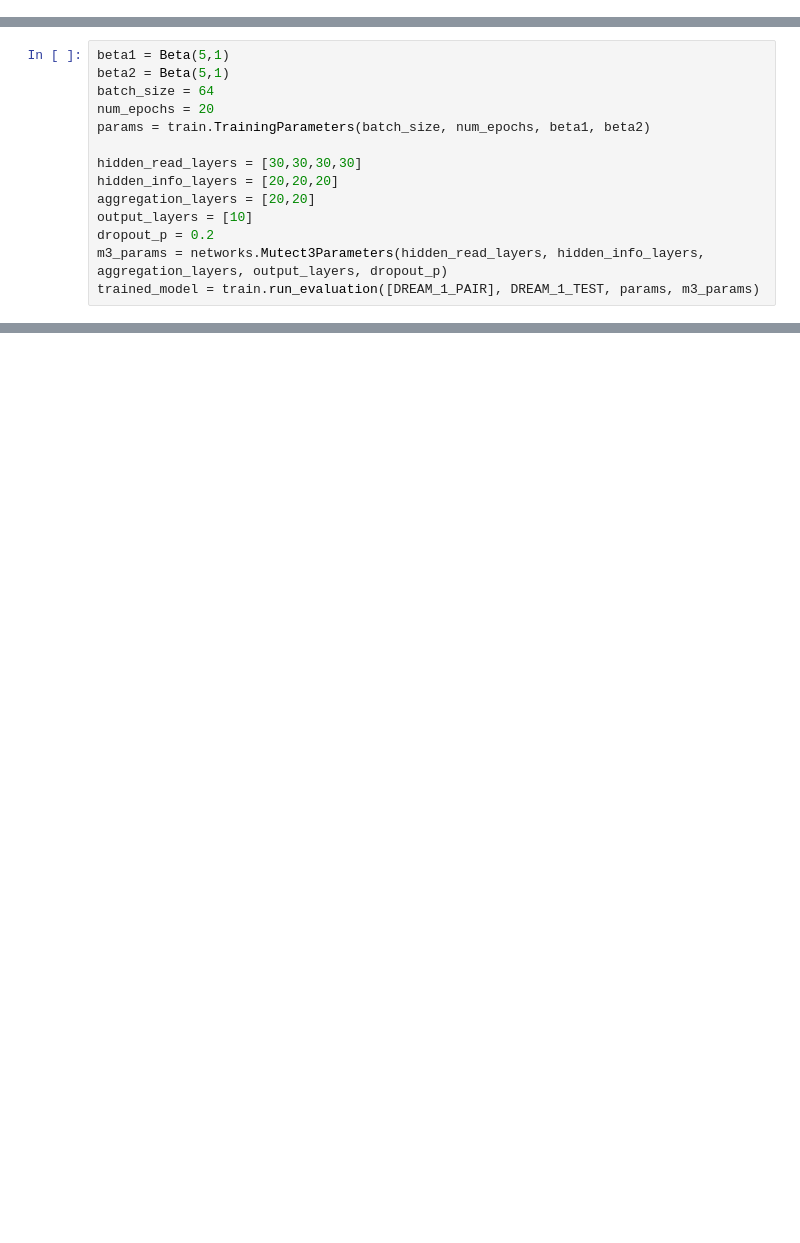
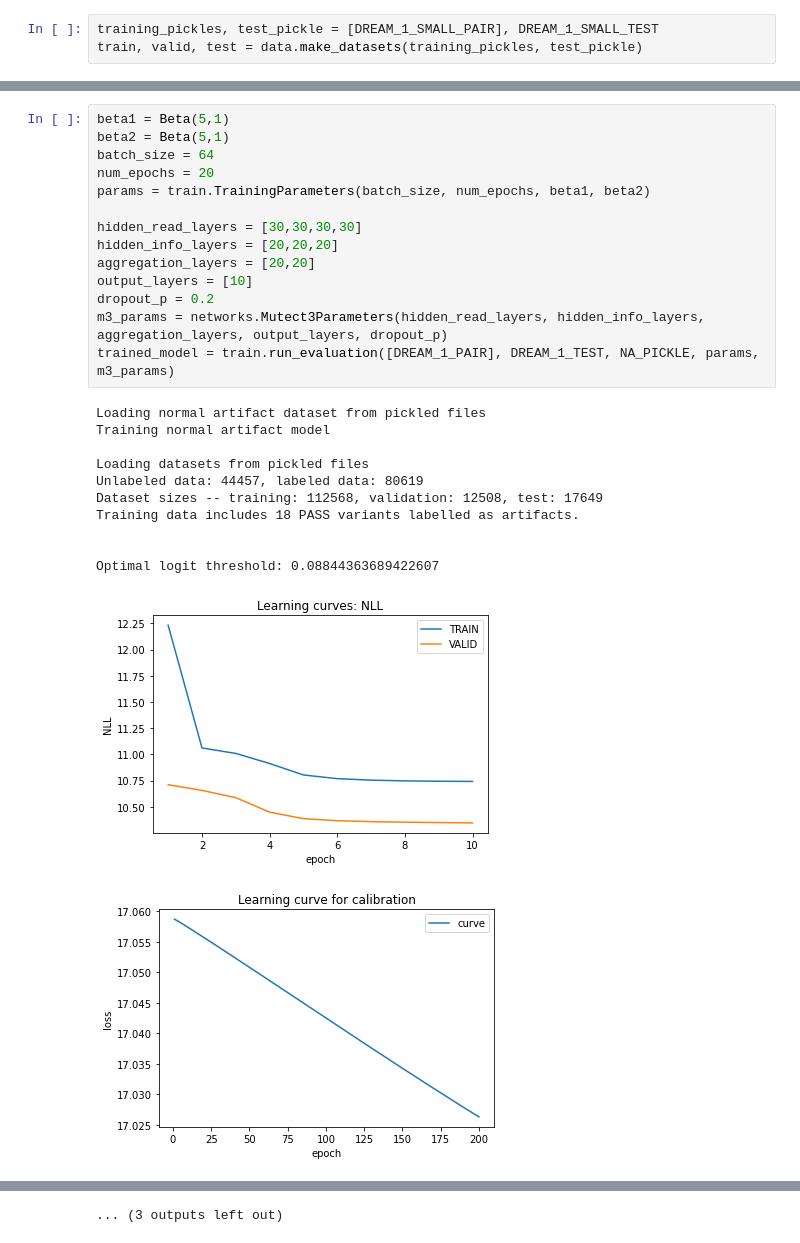
Before and after one commit to davidbenjamin/permutect, a Jupyter notebook: mutect3.ipynb, the cells around one changed output, grey strips where cells are left out. Drawn from its saved outputs; the diff is of its cells as text; blank space fills up the shorter version.

```diff
--- a/mutect3.ipynb
+++ b/mutect3.ipynb
@@ -25,0 +90,3 @@ if GENERATE_PICKLES:
+# %%
+training_pickles, test_pickle = [DREAM_1_SMALL_PAIR], DREAM_1_SMALL_TEST
+train, valid, test = data.make_datasets(training_pickles, test_pickle)
@@ -26,14 +100,27 @@ if GENERATE_PICKLES:
 # %%
 beta1 = Beta(5,1)
 beta2 = Beta(5,1)
 batch_size = 64
 num_epochs = 20
 params = train.TrainingParameters(batch_size, num_epochs, beta1, beta2)
 
 hidden_read_layers = [30,30,30,30]
 hidden_info_layers = [20,20,20]
 aggregation_layers = [20,20]
 output_layers = [10]
 dropout_p = 0.2
 m3_params = networks.Mutect3Parameters(hidden_read_layers, hidden_info_layers, aggregation_layers, output_layers, dropout_p)
-trained_model = train.run_evaluation([DREAM_1_PAIR], DREAM_1_TEST, params, m3_params)
+trained_model = train.run_evaluation([DREAM_1_PAIR], DREAM_1_TEST, NA_PICKLE, params, m3_params)
+# %% [output]
+Loading normal artifact dataset from pickled files
+Training normal artifact model
+
+Loading datasets from pickled files
+Unlabeled data: 44457, labeled data: 80619
+Dataset sizes -- training: 112568, validation: 12508, test: 17649
+Training data includes 18 PASS variants labelled as artifacts.
+
+
+Optimal logit threshold: 0.08844363689422607
+[figure, added]
+[figure, added]
@@ -39,0 +136 @@ trained_model = train.run_evaluation([DREAM_1_PAIR], DREAM_1_TEST, params, m3_pa
+... (3 outputs left out)
```
Also changed, not shown: parts of 13 cells of this notebook, 6 other files.
